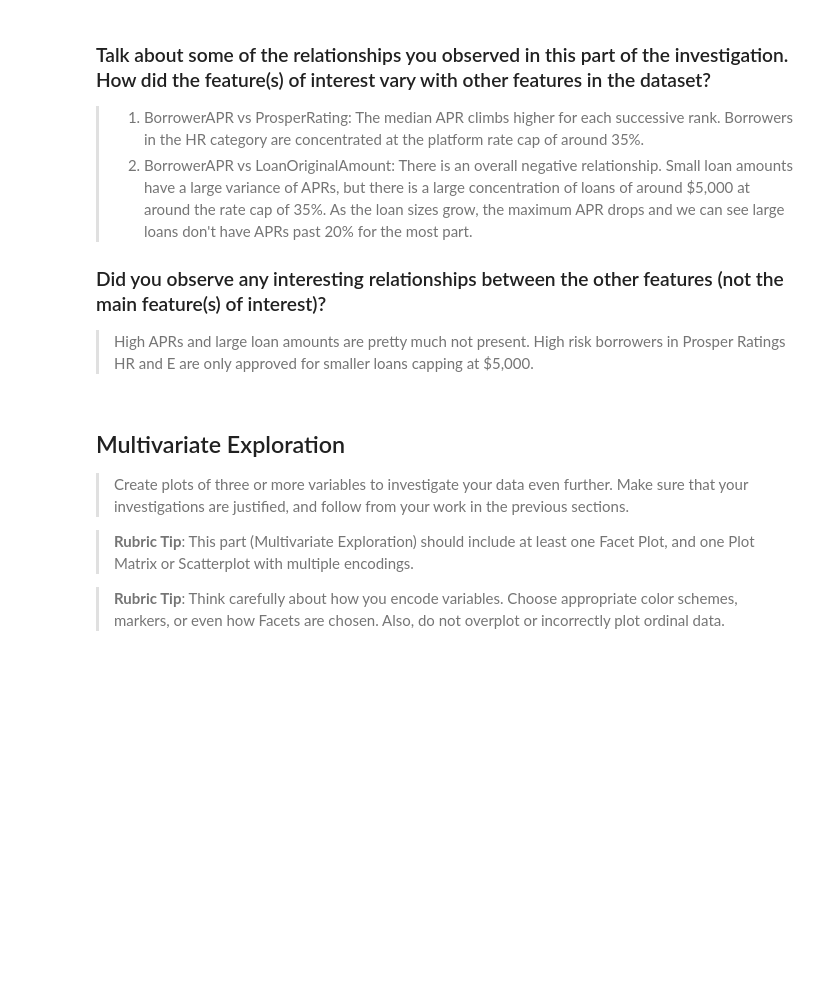
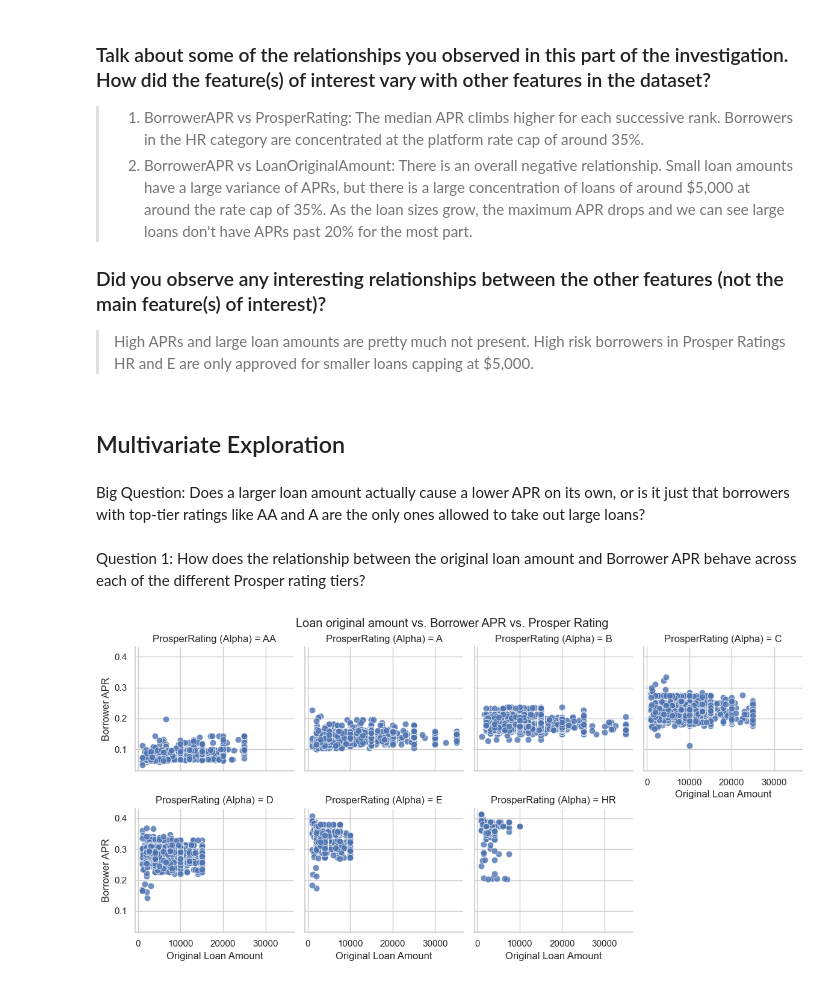
Before and after one commit to CV145/Data_Visualization, a Jupyter notebook: Part_I_exploration_template.ipynb, the cells around one changed output. Cells and saved outputs as stored; diff of their text form; code cells hidden in the pictures; blank space fills up the shorter version.

Commit message:
feat: add multivariate analysis and update dataset title in exploration notebook

```diff
--- a/Part_I_exploration_template.ipynb
+++ b/Part_I_exploration_template.ipynb
@@ -234,13 +210,18 @@ We can see a single, intense hotspot for loans of $5,000 at high 36% APR. We can
 ### Did you observe any interesting relationships between the other features (not the main feature(s) of interest)?
 
 > High APRs and large loan amounts are pretty much not present. High risk borrowers in Prosper Ratings HR and E are only approved for smaller loans capping at $5,000.
-# %% [markdown]
-## Multivariate Exploration
-
-> Create plots of three or more variables to investigate your data even
-further. Make sure that your investigations are justified, and follow from
-your work in the previous sections.
-
-> **Rubric Tip**: This part (Multivariate Exploration) should include at least one Facet Plot, and one Plot Matrix or Scatterplot with multiple encodings.
-
->**Rubric Tip**: Think carefully about how you encode variables. Choose appropriate color schemes, markers, or even how Facets are chosen. Also, do not overplot or incorrectly plot ordinal data.
+# %% [markdown]
+## Multivariate Exploration
+# %% [markdown]
+Big Question: Does a larger loan amount actually cause a lower APR on its own, or is it just that borrowers with top-tier ratings like AA and A are the only ones allowed to take out large loans?
+# %% [markdown]
+Question 1: How does the relationship between the original loan amount and Borrower APR behave across each of the different Prosper rating tiers?
+# %%
+g = sns.FacetGrid(df_sample, col='ProsperRating (Alpha)', col_wrap=4, col_order=order_rankings)
+g.map(sns.scatterplot, 'LoanOriginalAmount', 'BorrowerAPR', alpha=0.8, s=60)
+g.set_axis_labels("Original Loan Amount", "Borrower APR")
+g.fig.subplots_adjust(top=0.9)
+g.fig.suptitle("Loan original amount vs. Borrower APR vs. Prosper Rating")
+plt.show()
+# %% [output]
+[figure, added]
```
Also changed, not shown: parts of 16 cells of this notebook.
